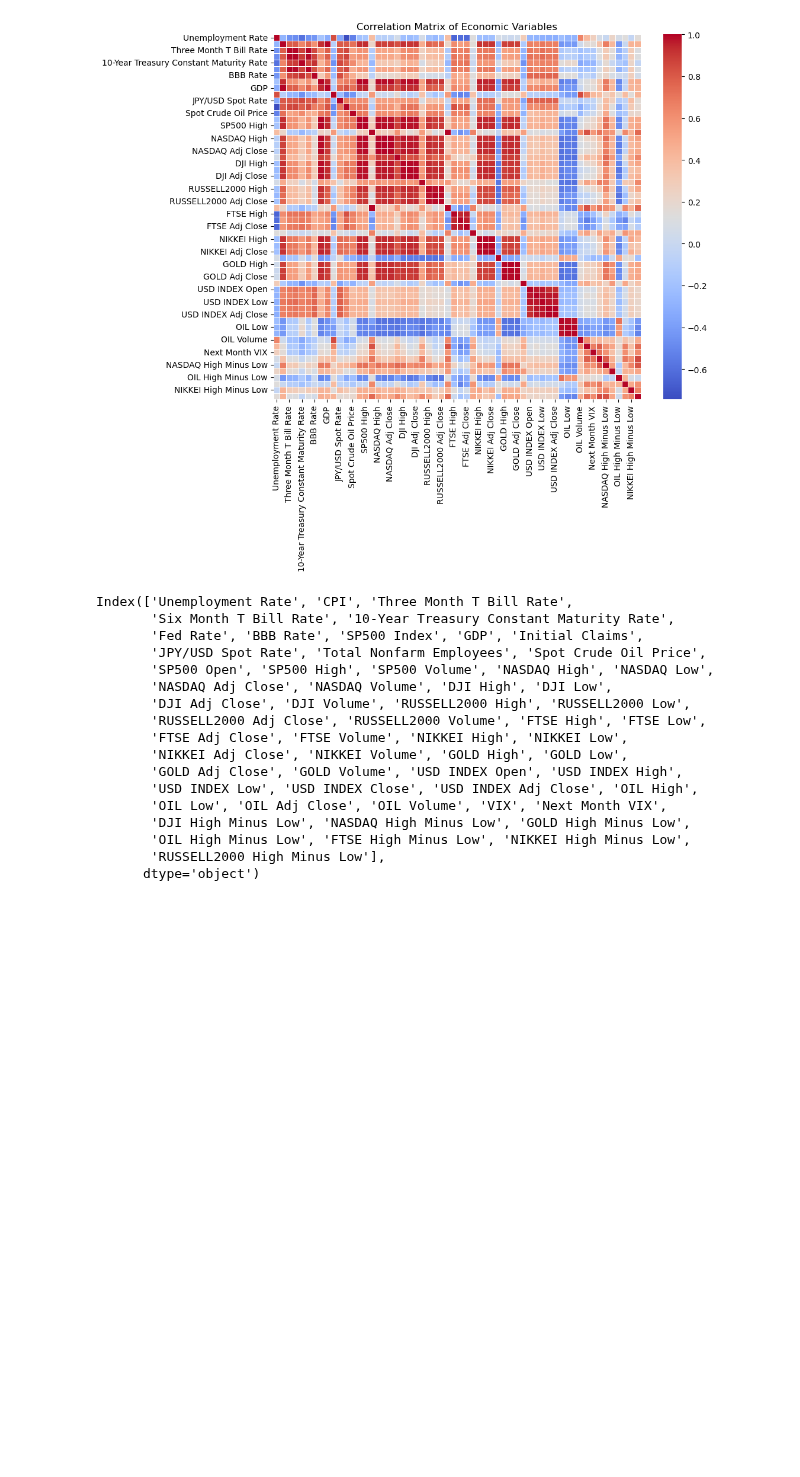
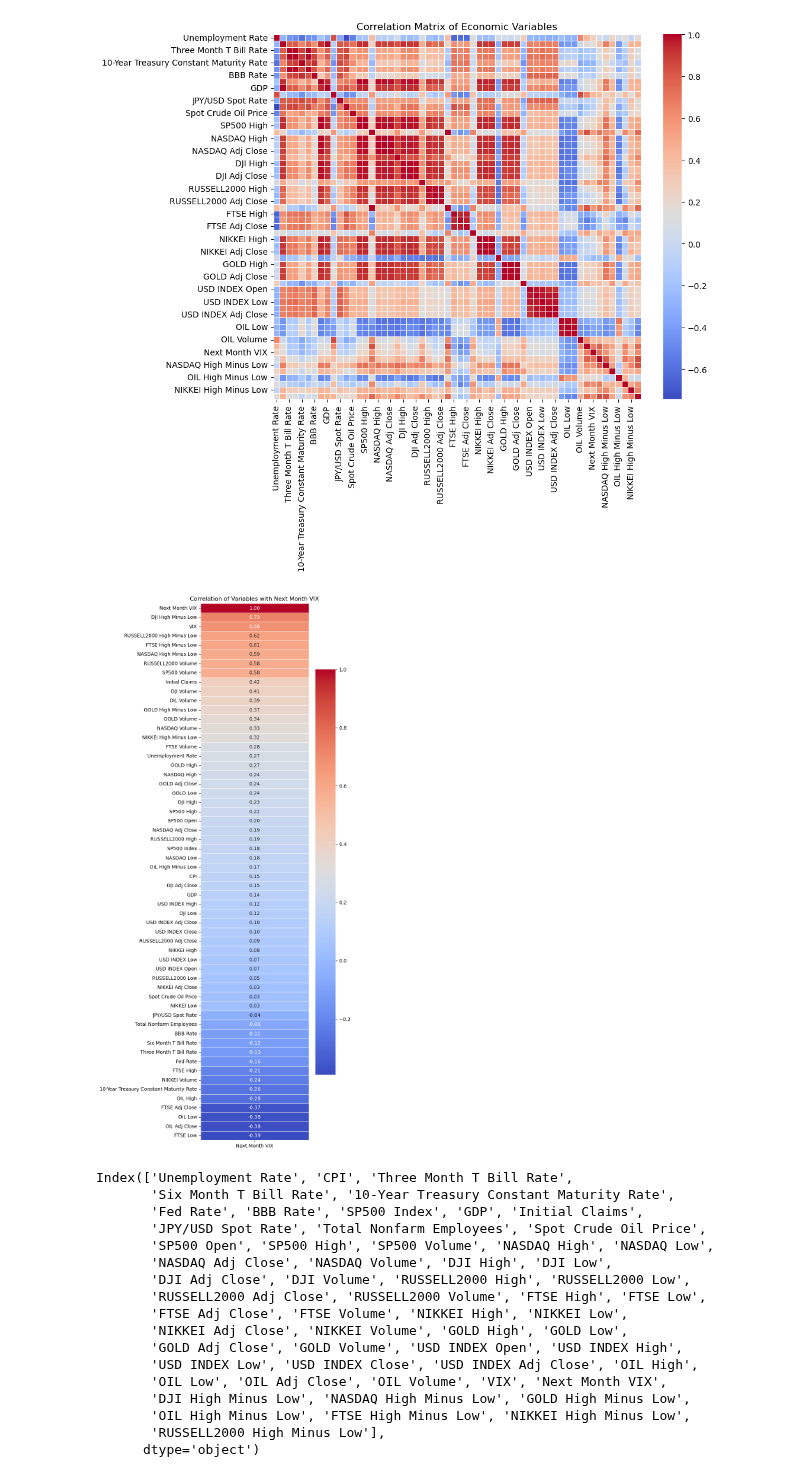
Before and after one commit to t-creech/VIX-Project, a Jupyter notebook: Lagged EDA.ipynb, the cells around one changed output. Drawn from its saved outputs; the diff is of its cells as text; code cells hidden in the pictures; blank space fills up the shorter version.

Commit message:
Added correlation matrix to Lagged EDA

```diff
--- a/Lagged EDA.ipynb
+++ b/Lagged EDA.ipynb
@@ -173,6 +173,14 @@ plt.title('Correlation Matrix of Economic Variables')
 plt.show()
 # %% [output]
 [figure]
+# %%
+# Add heatmap of correlation of all variable with Next Month VIX descending
+plt.figure(figsize=(5, 20))
+sns.heatmap(corr_matrix['Next Month VIX'].sort_values(ascending=False).to_frame(), annot=True, cmap='coolwarm', fmt='.2f', linewidths=0.5)
+plt.title('Correlation of Variables with Next Month VIX')
+plt.show()
+# %% [output]
+[figure, added]
 # %%
 #List of all columns
 all_data.columns
```
Also changed, not shown: 1 other file.
